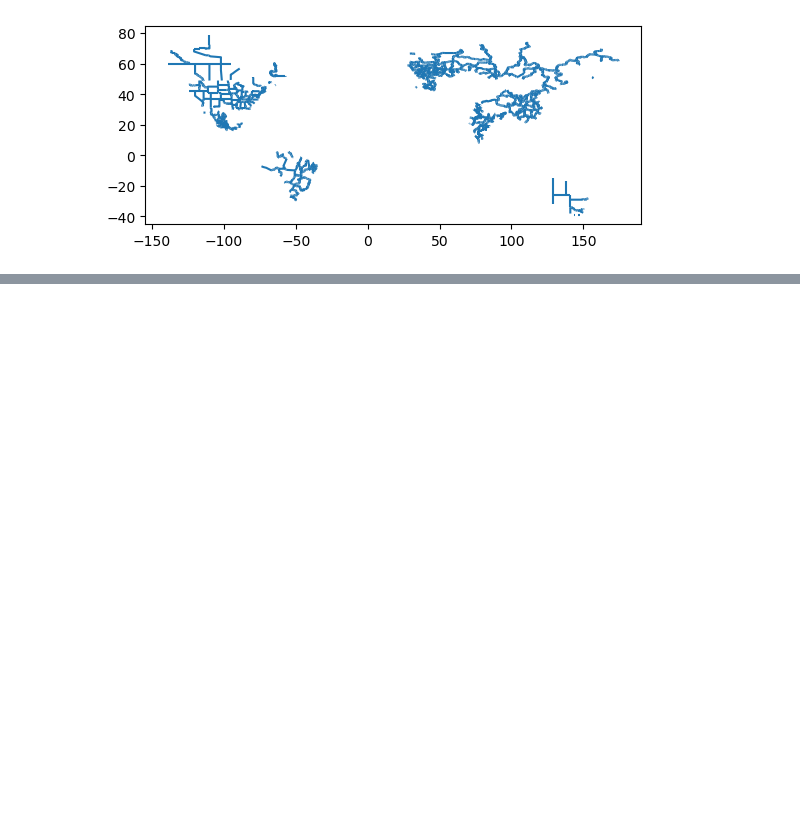
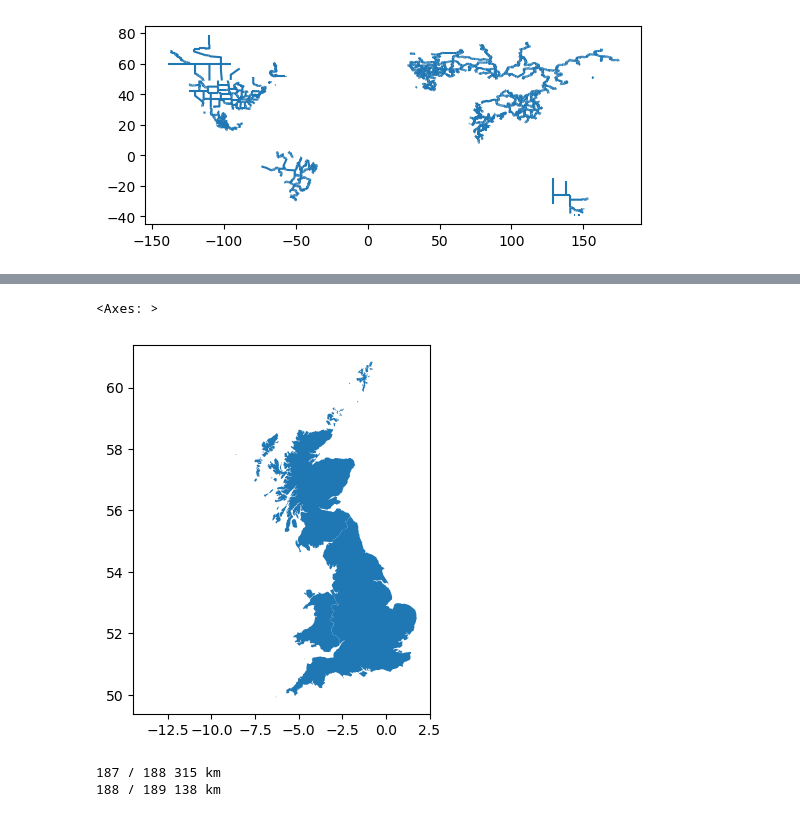
Before and after one commit to michaeljpincus/basemap, a Jupyter notebook: data.ipynb, the cells around one changed output, grey strips where cells are left out. Saved outputs shown, nothing was run; the diff lists cells and outputs as text; code cells hidden in the pictures; blank space fills up the shorter version.

```diff
--- a/data.ipynb
+++ b/data.ipynb
@@ -35,0 +43,26 @@ coastline.to_file('coastline.geojson', driver='GeoJSON')
+# %%
+sub = gpd.read_file('ne_10m_admin_0_map_units/ne_10m_admin_0_map_units.shp')
+uk = sub[sub['NAME'].isin(['England', 'Scotland', 'Wales'])]
+uk.head()
+uk.plot()
+# %% [output]
+<Axes: >
+[figure, added]
+# %%
+from itertools import combinations
+from shapely.ops import unary_union
+
+uk = uk.to_crs(27700)
+
+tol = 50
+shared = []
+for (n1, g1), (n2, g2) in combinations(uk.geometry.items(), 2):
+    line = g1.boundary.intersection(g2.buffer(tol))
+    if not line.is_empty:
+        shared.append(line)
+        print(n1, '/', n2, round(line.length/1000), 'km')
+
+borders = gpd.GeoSeries([unary_union(shared)], crs=27700)
+# %% [output]
+187 / 188 315 km
+188 / 189 138 km
```
Also changed, not shown: parts of 2 cells of this notebook, 18 other files.
